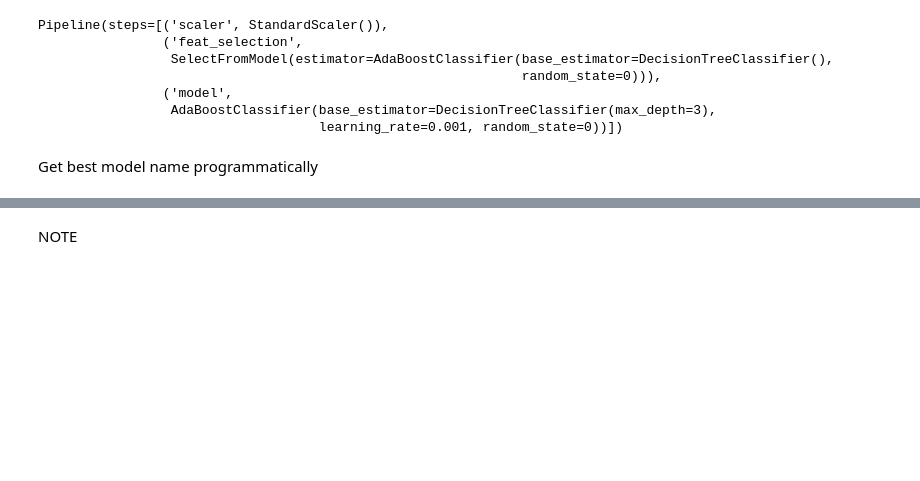
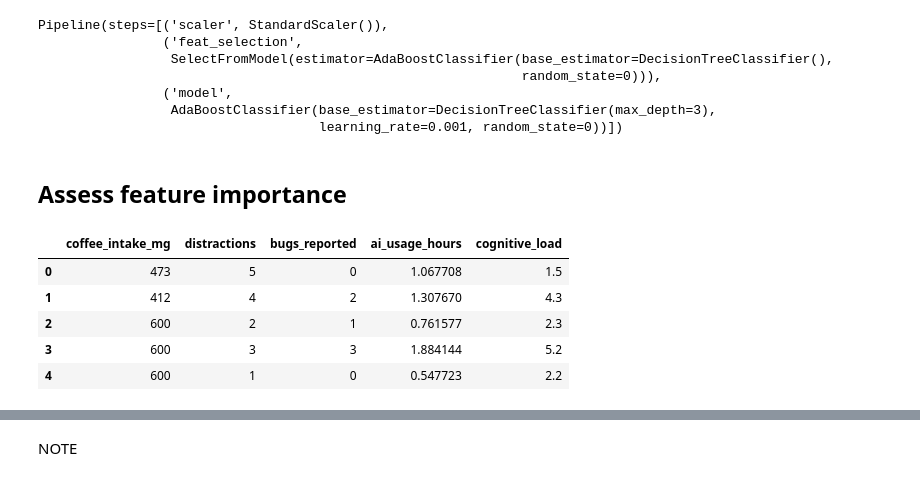
Before and after one commit to Markus-Hefner/Portfolio-Project-5, a Jupyter notebook: jupyter_notebooks/06 - Modelling and Evaluation - Predict Task Success.ipynb, the cells around one changed output, grey strips where cells are left out. Drawn from its saved outputs; the diff is of its cells as text; code cells hidden in the pictures; blank space fills up the shorter version.

```diff
--- a/jupyter_notebooks/06 - Modelling and Evaluation - Predict Task Success.ipynb
+++ b/jupyter_notebooks/06 - Modelling and Evaluation - Predict Task Success.ipynb
@@ -384,5 +386,14 @@ Pipeline(steps=[('scaler', StandardScaler()),
                 ('model',
                  AdaBoostClassifier(base_estimator=DecisionTreeClassifier(max_depth=3),
                                     learning_rate=0.001, random_state=0))])
-# %% [markdown]
-Get best model name programmatically
+# %% [markdown]
+## Assess feature importance
+# %%
+X_train.head()
+# %% [output]
+|  | coffee_intake_mg | distractions | bugs_reported | ai_usage_hours | cognitive_load |
+| 0 | 473 | 5 | 0 | 1.067708 | 1.5 |
+| 1 | 412 | 4 | 2 | 1.307670 | 4.3 |
+| 2 | 600 | 2 | 1 | 0.761577 | 2.3 |
+| 3 | 600 | 3 | 3 | 1.884144 | 5.2 |
+| 4 | 600 | 1 | 0 | 0.547723 | 2.2 |
```
Also changed, not shown: parts of 18 cells of this notebook.
